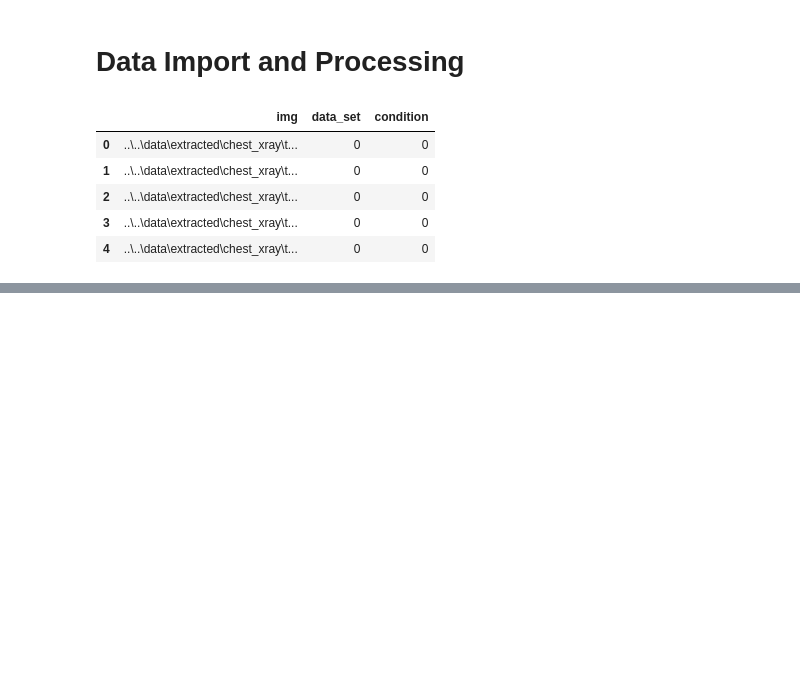
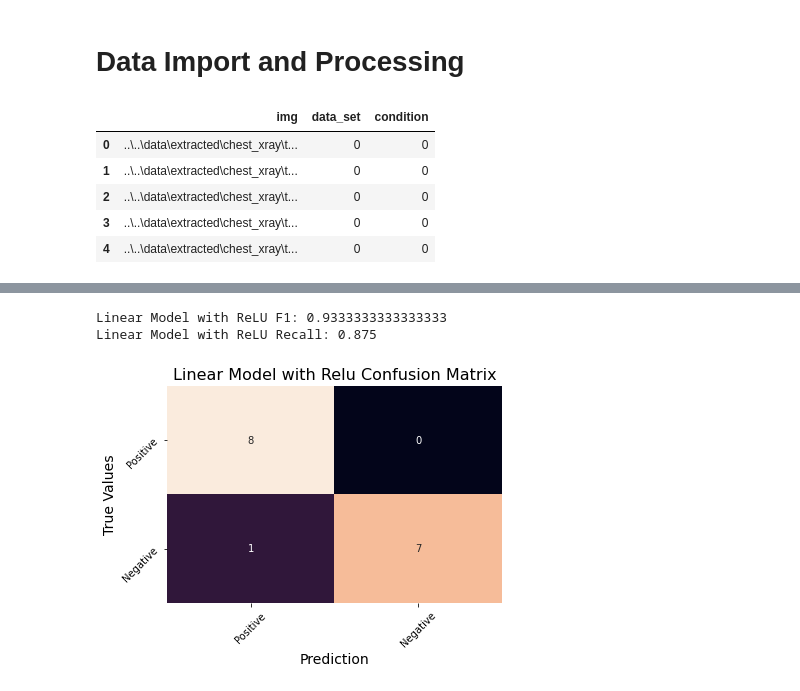
Before and after one commit to danvalen1/Pneumonia-ID, a Jupyter notebook: notebooks/pneumonia_model_validate.ipynb, the cells around one changed output, grey strips where cells are left out. Drawn from its saved outputs; the diff is of its cells as text; code cells hidden in the pictures; blank space fills up the shorter version.

```diff
--- a/notebooks/pneumonia_model_validate.ipynb
+++ b/notebooks/pneumonia_model_validate.ipynb
@@ -44,0 +154,4 @@ index_df.head()
+# %%
+simple_linear_relu = sl2_model.linear_prototype(img_reduce_h, img_reduce_w)
+simple_linear_relu.load_state_dict(torch.load("../models/pneumonia_simple_decay_03.pt"))
+simple_linear_relu.eval()
@@ -44,0 +166,24 @@ index_df.head()
+# %%
+y_pred_rl = simple_linear_relu(input_tensor)
+y_pred_rl.flatten().detach().numpy()
+y_pred_rl = np.array([1 if ans >= threshold else 0 for ans in y_pred_rl])
+# %%
+f1 = f1_score(y_true, y_pred_rl)
+recall = recall_score(y_true, y_pred_rl)
+
+print("Linear Model with ReLU F1:", f1)
+print("Linear Model with ReLU Recall:", recall)
+# %% [output]
+Linear Model with ReLU F1: 0.9333333333333333
+Linear Model with ReLU Recall: 0.875
+# %%
+relu_cf = confusion_matrix(y_true, y_pred_rl)
+sns.heatmap(relu_cf, annot=True, cbar=False)
+plt.ylabel("True Values", size=14)
+plt.yticks([0.5, 1.5], ["Positive", "Negative"], rotation=45)
+plt.xlabel("Prediction", size=14)
+plt.xticks([0.5, 1.5], ["Positive", "Negative"], rotation=45)
+plt.title("Linear Model with Relu Confusion Matrix", size=16)
+plt.show()
+# %% [output]
+[figure, added]
```
Also changed, not shown: parts of 21 cells of this notebook, 1 other file.
